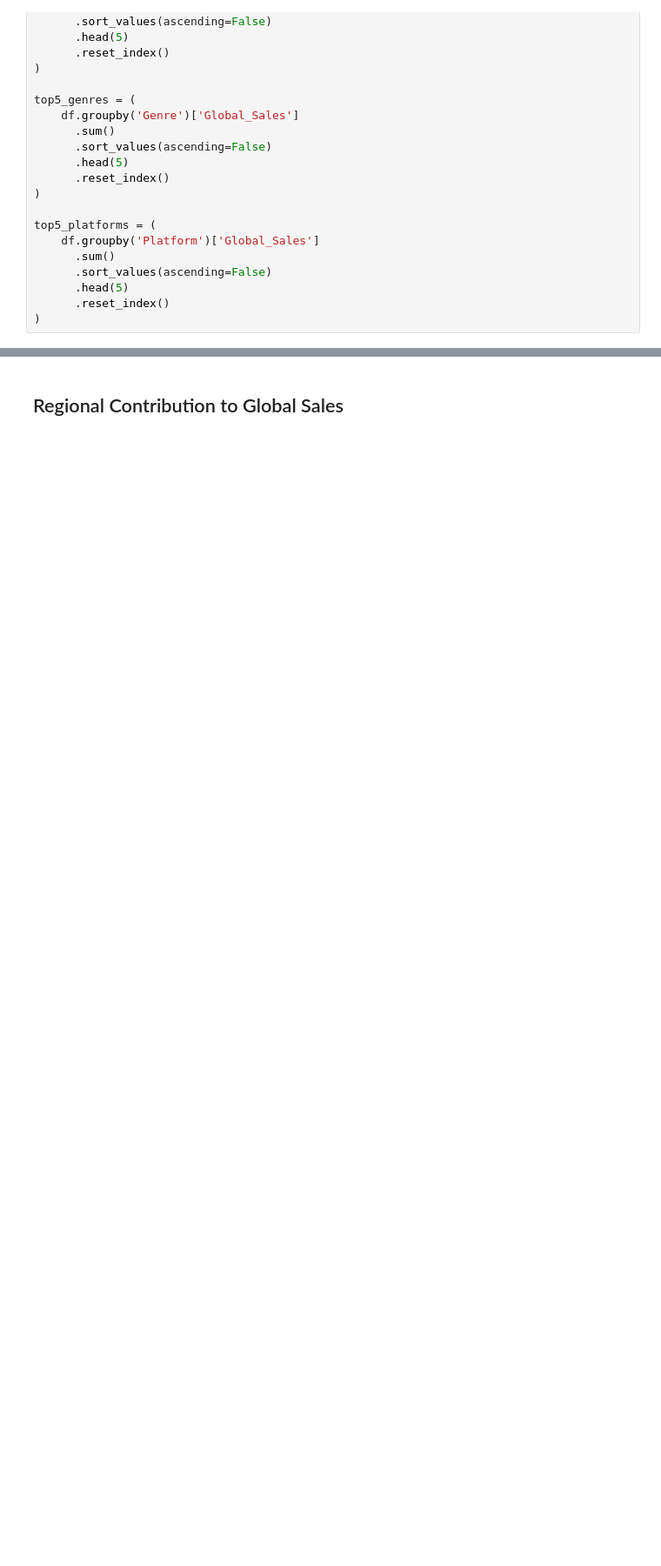
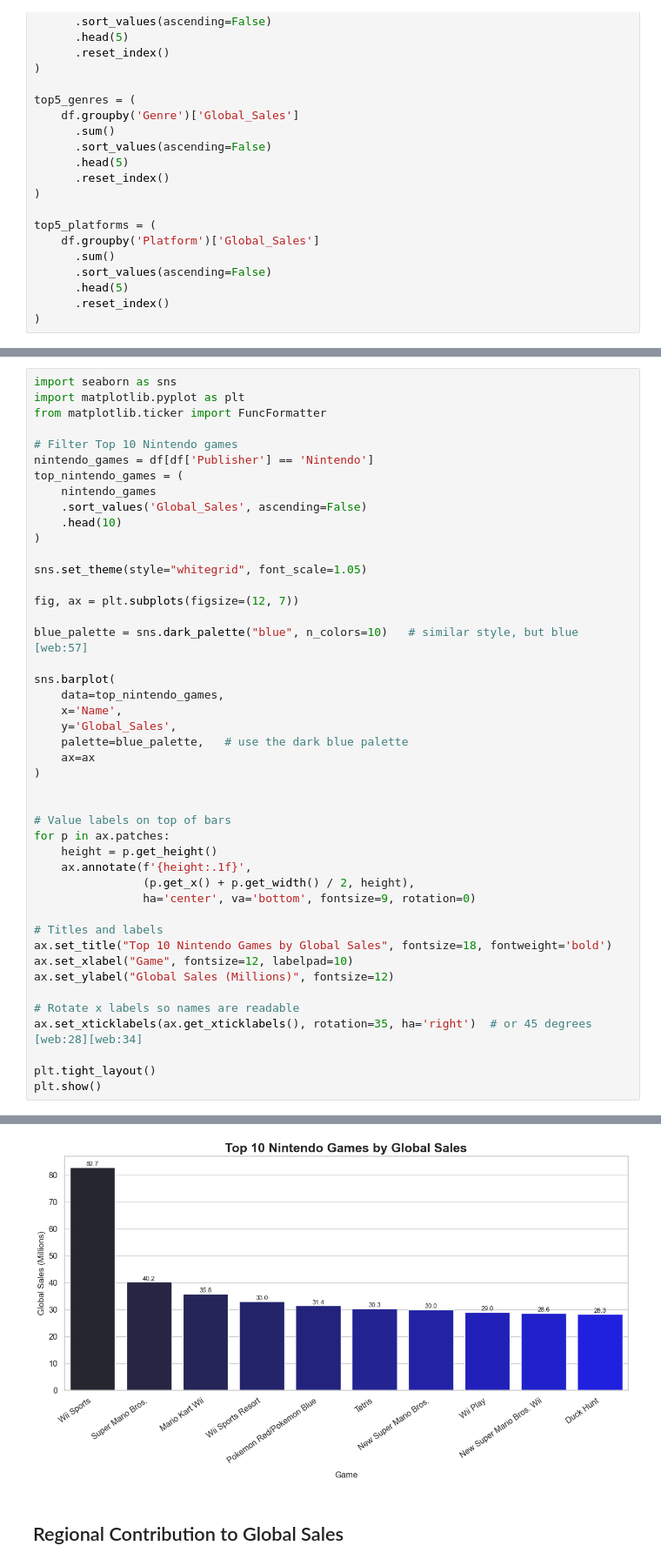
Before and after one commit to MGKgit235/Video-game-sale-analysis, a Jupyter notebook: videogameanalysis.ipynb, the cells around one changed output, grey strips where cells are left out. Shown at 87% size. Saved outputs shown, nothing was run; the diff lists cells and outputs as text; blank space fills up the shorter version.

```diff
--- a/videogameanalysis.ipynb
+++ b/videogameanalysis.ipynb
@@ -197,0 +194,46 @@ plt.show()
+# %%
+import seaborn as sns
+import matplotlib.pyplot as plt
+from matplotlib.ticker import FuncFormatter
+
+# Filter Top 10 Nintendo games
+nintendo_games = df[df['Publisher'] == 'Nintendo']
+top_nintendo_games = (
+    nintendo_games
+    .sort_values('Global_Sales', ascending=False)
+    .head(10)
+)
+
+sns.set_theme(style="whitegrid", font_scale=1.05)
+
+fig, ax = plt.subplots(figsize=(12, 7))
+
+blue_palette = sns.dark_palette("blue", n_colors=10)   # similar style, but blue [web:57]
+
+sns.barplot(
+    data=top_nintendo_games,
+    x='Name',
+    y='Global_Sales',
+    palette=blue_palette,   # use the dark blue palette
+    ax=ax
+)
+
+
+# Value labels on top of bars
+for p in ax.patches:
+    height = p.get_height()
+    ax.annotate(f'{height:.1f}',
+                (p.get_x() + p.get_width() / 2, height),
+                ha='center', va='bottom', fontsize=9, rotation=0)
+
+# Titles and labels
+ax.set_title("Top 10 Nintendo Games by Global Sales", fontsize=18, fontweight='bold')
+ax.set_xlabel("Game", fontsize=12, labelpad=10)
+ax.set_ylabel("Global Sales (Millions)", fontsize=12)
+
+# Rotate x labels so names are readable
+ax.set_xticklabels(ax.get_xticklabels(), rotation=35, ha='right')  # or 45 degrees [web:28][web:34]
+
+plt.tight_layout()
+plt.show()
+# %% [output]
@@ -198,3 +243,4 @@ plt.show()
+[figure, added]
 # %% [markdown]
 ## Regional Contribution to Global Sales
 # %%
```
Also changed, not shown: parts of 5 cells of this notebook.
